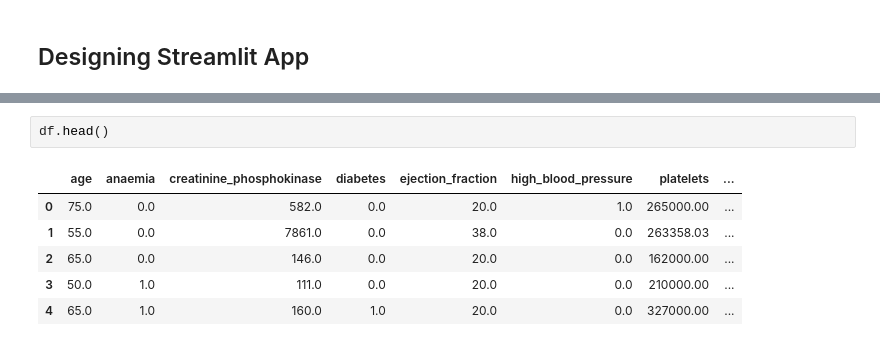
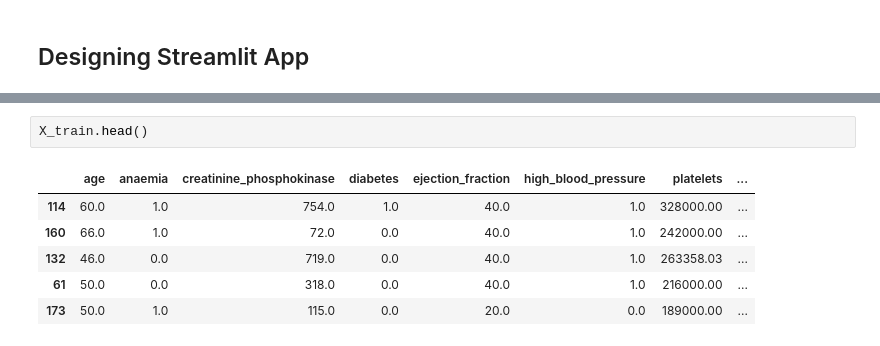
Before and after one commit to pmmc92/Heart_Failure, a Jupyter notebook: mf.ipynb, the cells around one changed output, grey strips where cells are left out. Cells and saved outputs as stored; diff of their text form.

```diff
--- a/mf.ipynb
+++ b/mf.ipynb
@@ -583,11 +583,11 @@ if __name__=='__main__':
 # %% [output]
 Overwriting app.py
 # %%
-df.head()
+X_train.head()
 # %% [output]
 |  | age | anaemia | creatinine_phosphokinase | diabetes | ejection_fraction | high_blood_pressure | platelets | ... |
-| 0 | 75.0 | 0.0 | 582.0 | 0.0 | 20.0 | 1.0 | 265000.00 | ... |
-| 1 | 55.0 | 0.0 | 7861.0 | 0.0 | 38.0 | 0.0 | 263358.03 | ... |
-| 2 | 65.0 | 0.0 | 146.0 | 0.0 | 20.0 | 0.0 | 162000.00 | ... |
-| 3 | 50.0 | 1.0 | 111.0 | 0.0 | 20.0 | 0.0 | 210000.00 | ... |
-| 4 | 65.0 | 1.0 | 160.0 | 1.0 | 20.0 | 0.0 | 327000.00 | ... |
+| 114 | 60.0 | 1.0 | 754.0 | 1.0 | 40.0 | 1.0 | 328000.00 | ... |
+| 160 | 66.0 | 1.0 | 72.0 | 0.0 | 40.0 | 1.0 | 242000.00 | ... |
+| 132 | 46.0 | 0.0 | 719.0 | 0.0 | 40.0 | 1.0 | 263358.03 | ... |
+| 61 | 50.0 | 0.0 | 318.0 | 0.0 | 40.0 | 1.0 | 216000.00 | ... |
+| 173 | 50.0 | 1.0 | 115.0 | 0.0 | 20.0 | 0.0 | 189000.00 | ... |
```
Also changed, not shown: parts of 3 cells of this notebook, 1 other file.
